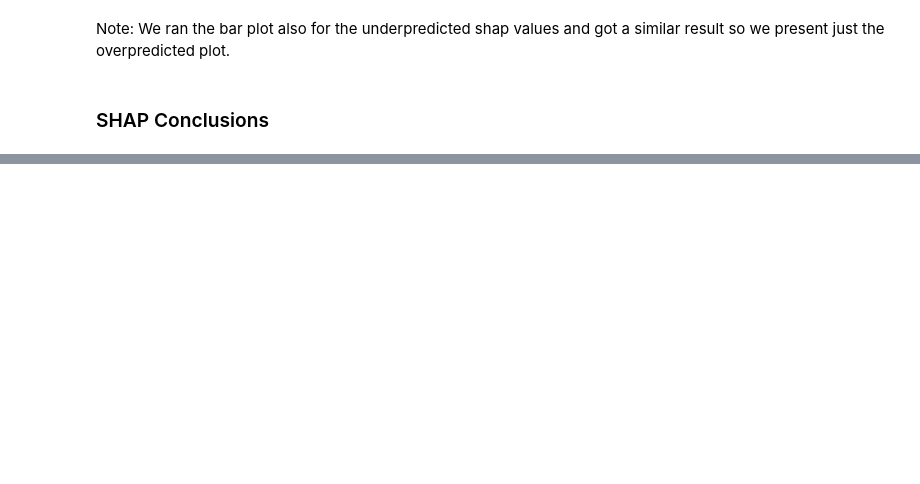
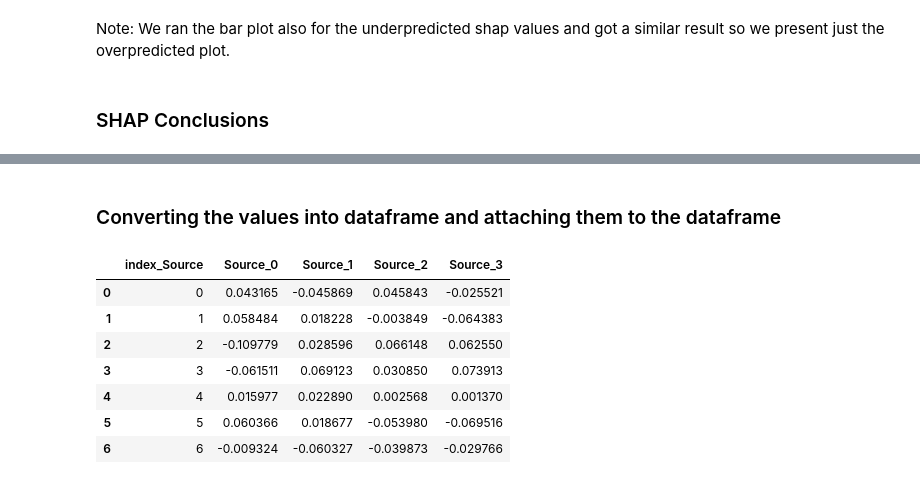
Before and after one commit to NoamGini/Tabular-data-science---Airfare, a Jupyter notebook: Pipeline.ipynb, the cells around one changed output, grey strips where cells are left out. Drawn from its saved outputs; the diff is of its cells as text; code cells hidden in the pictures; blank space fills up the shorter version.

```diff
--- a/Pipeline.ipynb
+++ b/Pipeline.ipynb
@@ -1682,0 +1103,30 @@ plt.show()
+# %% [markdown]
+### Converting the values into dataframe and attaching them to the dataframe
+# %%
+# Initialize an empty dictionary to store DataFrames for each categorical column
+embeddings_dfs = {}
+
+for column in categorical_features:
+    indices = le_dict[column]
+
+    # Extract embeddings for the current column using the model
+    embeddings = {ind: model.get_layer(f'{column}_embedding').get_weights()[0][ind] for _, ind in indices.items()}
+
+    # Convert the embeddings dictionary to a DataFrame
+    embeddings_df = pd.DataFrame(embeddings).T.reset_index()
+    embeddings_df = embeddings_df.rename(columns={'index': f'index_{column}'})
+    embeddings_df.columns = [f'{column}_{i}' if i != f'index_{column}' else i for i in embeddings_df.columns]
+    embeddings_dfs[column] = embeddings_df
+
+# An example for the feature representaion in the Dataframe
+source_df =  embeddings_dfs['Source']
+source_df
+# %% [output]
+|  | index_Source | Source_0 | Source_1 | Source_2 | Source_3 |
+| 0 | 0 | 0.043165 | -0.045869 | 0.045843 | -0.025521 |
+| 1 | 1 | 0.058484 | 0.018228 | -0.003849 | -0.064383 |
+| 2 | 2 | -0.109779 | 0.028596 | 0.066148 | 0.062550 |
+| 3 | 3 | -0.061511 | 0.069123 | 0.030850 | 0.073913 |
+| 4 | 4 | 0.015977 | 0.022890 | 0.002568 | 0.001370 |
+| 5 | 5 | 0.060366 | 0.018677 | -0.053980 | -0.069516 |
+| 6 | 6 | -0.009324 | -0.060327 | -0.039873 | -0.029766 |
```
Also changed, not shown: parts of 120 cells of this notebook.
